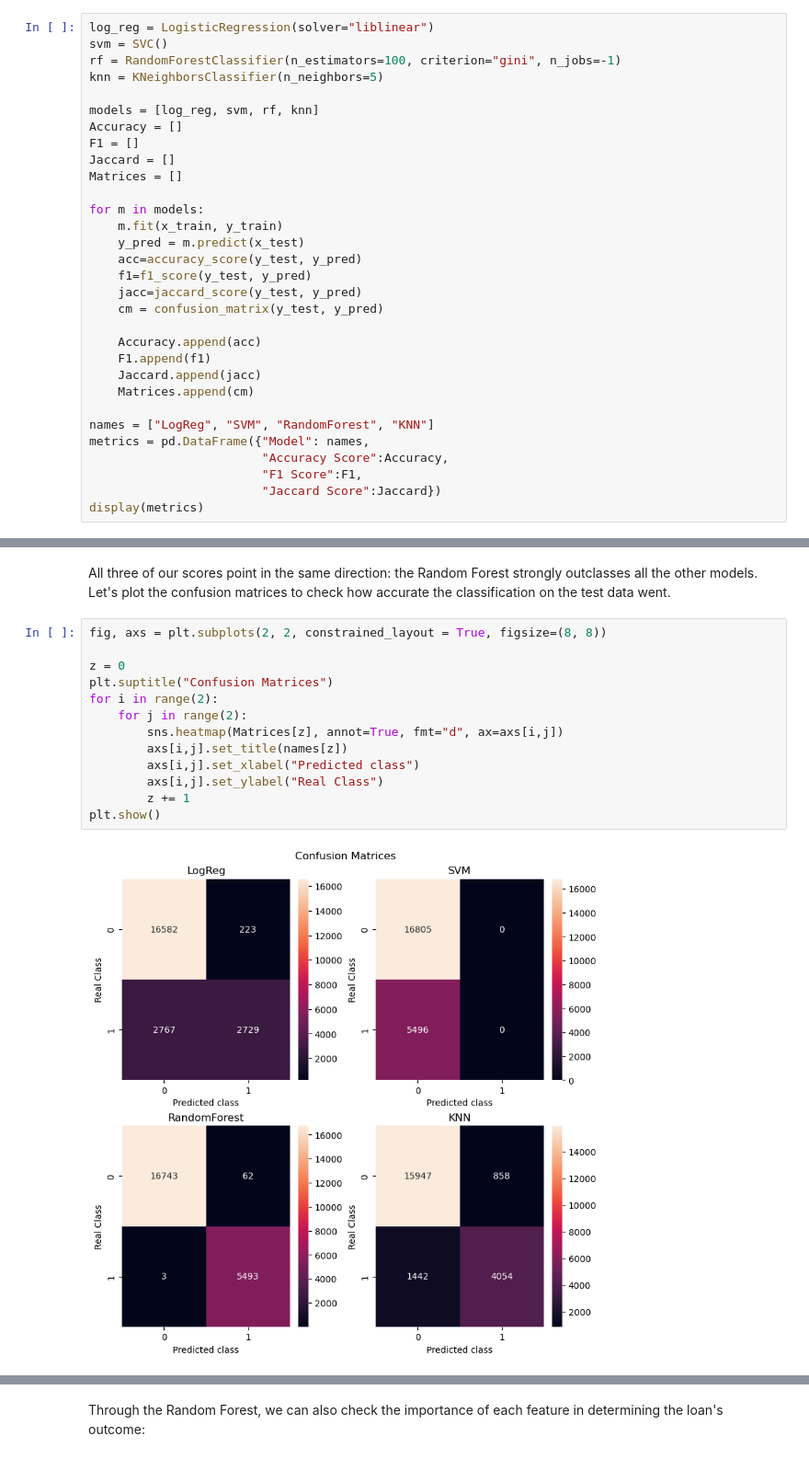
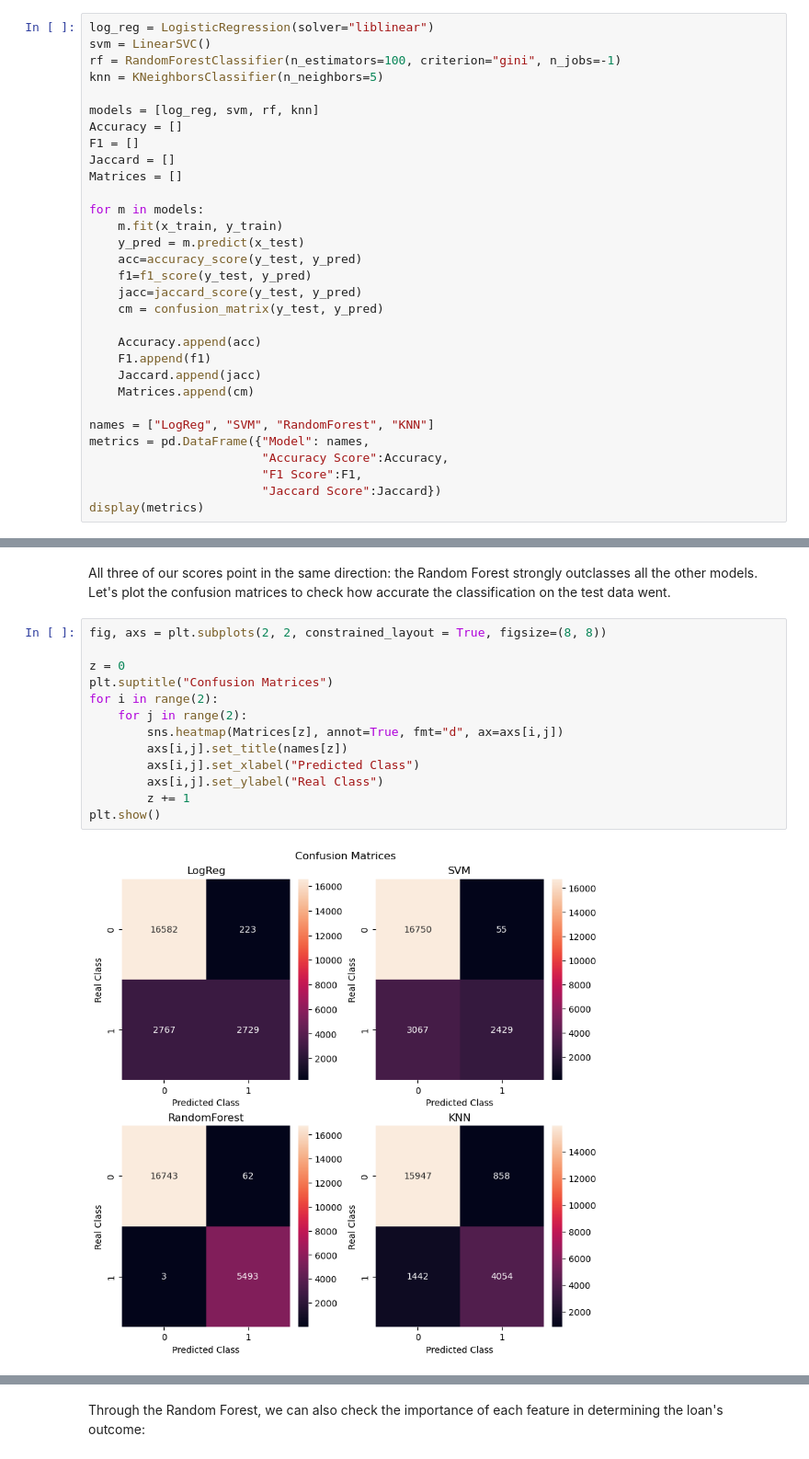
Before and after one commit to LucaOrtolan/Loan-Default-Prediction-Project, a Jupyter notebook: Loan Default Classification Project.ipynb, the cells around one changed output, grey strips where cells are left out. Shown at 92% size. Cells and saved outputs as stored; diff of their text form.

```diff
--- a/Loan Default Classification Project.ipynb
+++ b/Loan Default Classification Project.ipynb
@@ -304,7 +304,7 @@ We'll use four different classification models: Logistic Regression, Support Vec
 For each of them we'll save three different accuracy scores and a confusion matrix object for future plotting.
 # %%
 log_reg = LogisticRegression(solver="liblinear")
-svm = SVC()
+svm = LinearSVC()
 rf = RandomForestClassifier(n_estimators=100, criterion="gini", n_jobs=-1)
 knn = KNeighborsClassifier(n_neighbors=5)
 
@@ -345,16 +345,16 @@ Let's plot the confusion matrices to check how accurate the classification on th
 # %%
 fig, axs = plt.subplots(2, 2, constrained_layout = True, figsize=(8, 8))
 
 z = 0
 plt.suptitle("Confusion Matrices")
 for i in range(2):
     for j in range(2):
         sns.heatmap(Matrices[z], annot=True, fmt="d", ax=axs[i,j])
         axs[i,j].set_title(names[z])
-        axs[i,j].set_xlabel("Predicted class")
+        axs[i,j].set_xlabel("Predicted Class")
         axs[i,j].set_ylabel("Real Class")
         z += 1
 plt.show()
 # %% [output]
-[figure, old version]
+[figure, new version]
 # %% [markdown]
```
Also changed, not shown: parts of 8 cells of this notebook.
